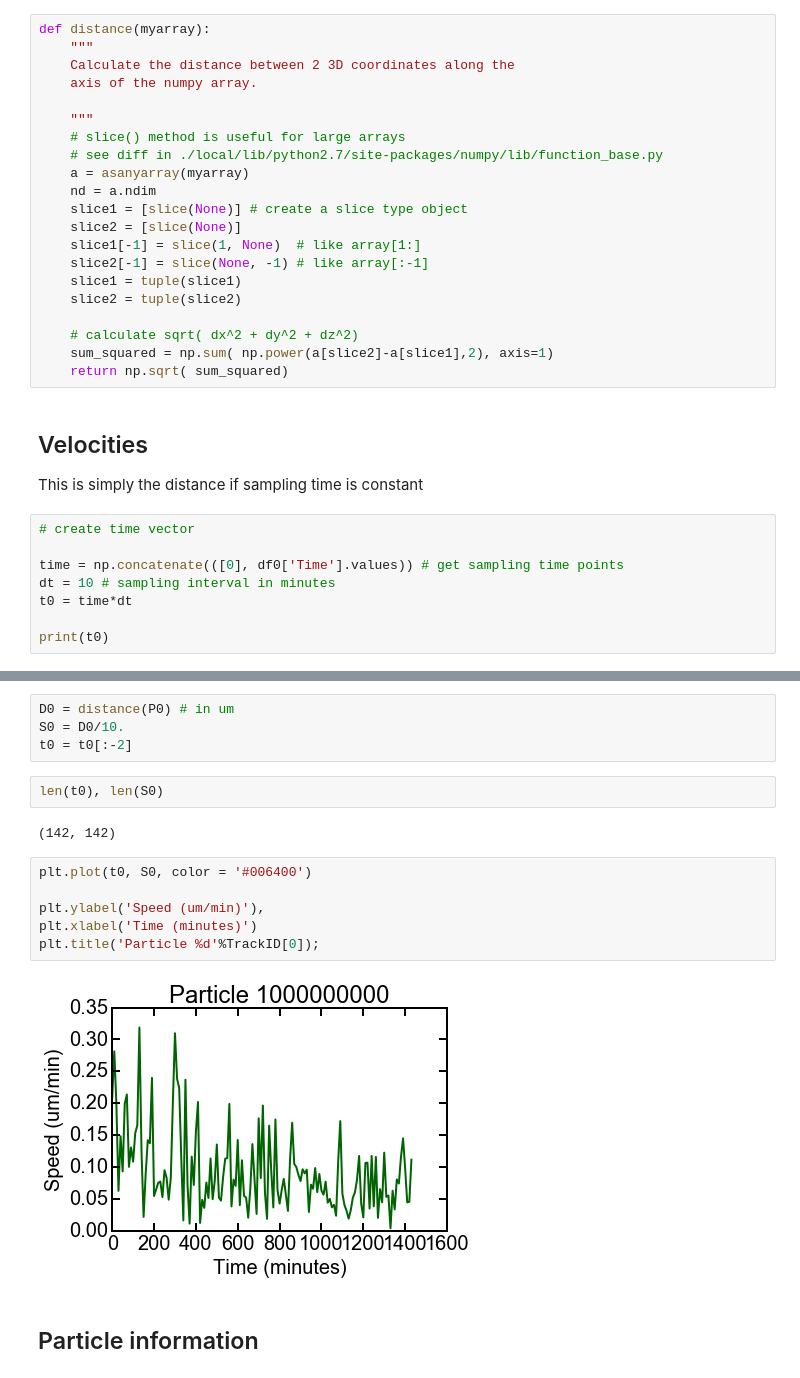
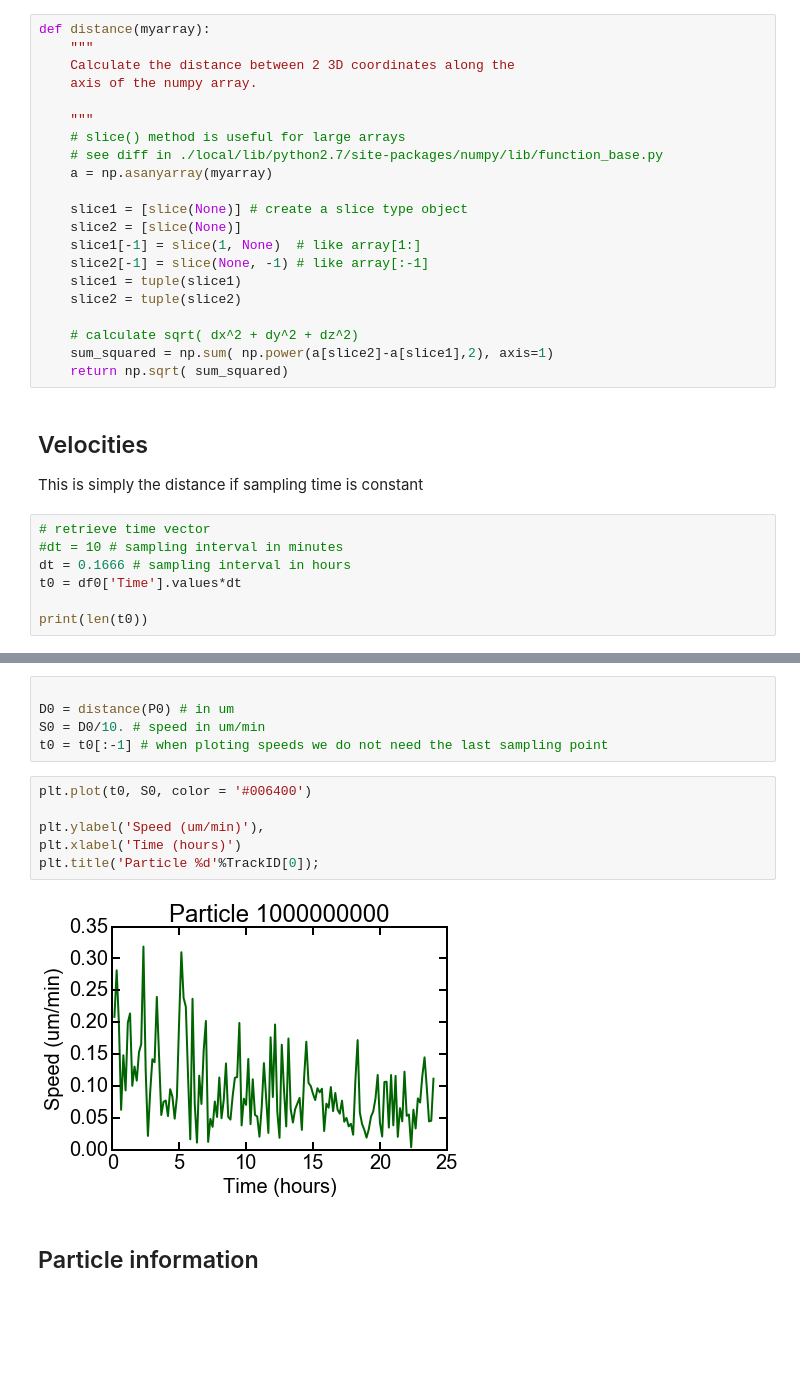
Before and after one commit to OrielBanne/myIPythonNotebooks, a Jupyter notebook: pub/Migration velocity.ipynb, the cells around one changed output, grey strips where cells are left out. Cells and saved outputs as stored; diff of their text form; blank space fills up the shorter version.

```diff
--- a/pub/Migration velocity.ipynb
+++ b/pub/Migration velocity.ipynb
@@ -79,8 +79,8 @@ def distance(myarray):
     """
     # slice() method is useful for large arrays
     # see diff in ./local/lib/python2.7/site-packages/numpy/lib/function_base.py
-    a = asanyarray(myarray)
-    nd = a.ndim
+    a = np.asanyarray(myarray)
+
     slice1 = [slice(None)] # create a slice type object
     slice2 = [slice(None)]
     slice1[-1] = slice(1, None)  # like array[1:]
@@ -95,11 +95,10 @@ def distance(myarray):
 <H2>Velocities</H2>
 <P>This is simply the distance if sampling time is constant </P>
 # %%
-# create time vector
+# retrieve time vector
+#dt = 10 # sampling interval in minutes
+dt = 0.1666 # sampling interval in hours
+t0 = df0['Time'].values*dt
 
-time = np.concatenate(([0], df0['Time'].values)) # get sampling time points
-dt = 10 # sampling interval in minutes
-t0 = time*dt
-
-print(t0)
+print(len(t0))
 # %% [output]
@@ -116,19 +106,16 @@ print(t0)
 # %%
+
 D0 = distance(P0) # in um
-S0 = D0/10.
-t0 = t0[:-2]
+S0 = D0/10. # speed in um/min
+t0 = t0[:-1] # when ploting speeds we do not need the last sampling point
-# %%
-len(t0), len(S0)
-# %% [output]
-(142, 142)
 # %%
 plt.plot(t0, S0, color = '#006400')
 
 plt.ylabel('Speed (um/min)'),
-plt.xlabel('Time (minutes)')
+plt.xlabel('Time (hours)')
 plt.title('Particle %d'%TrackID[0]);
 # %% [output]
-[figure, old version]
+[figure, new version]
 # %% [markdown]
 <H2>Particle information</H2>
 # %%
```
Also changed, not shown: parts of 17 cells of this notebook, 5 other files.
